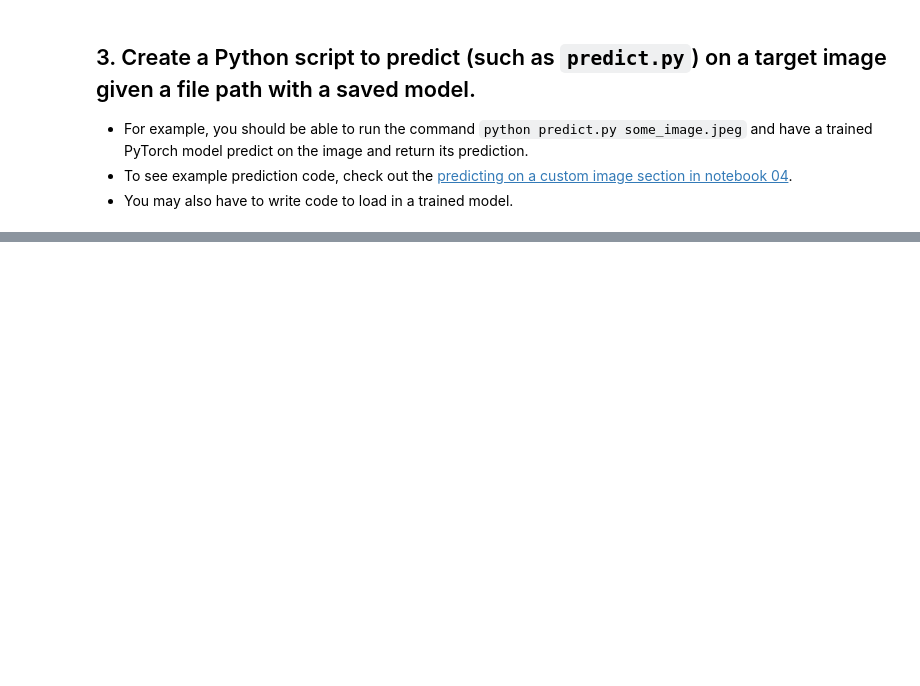
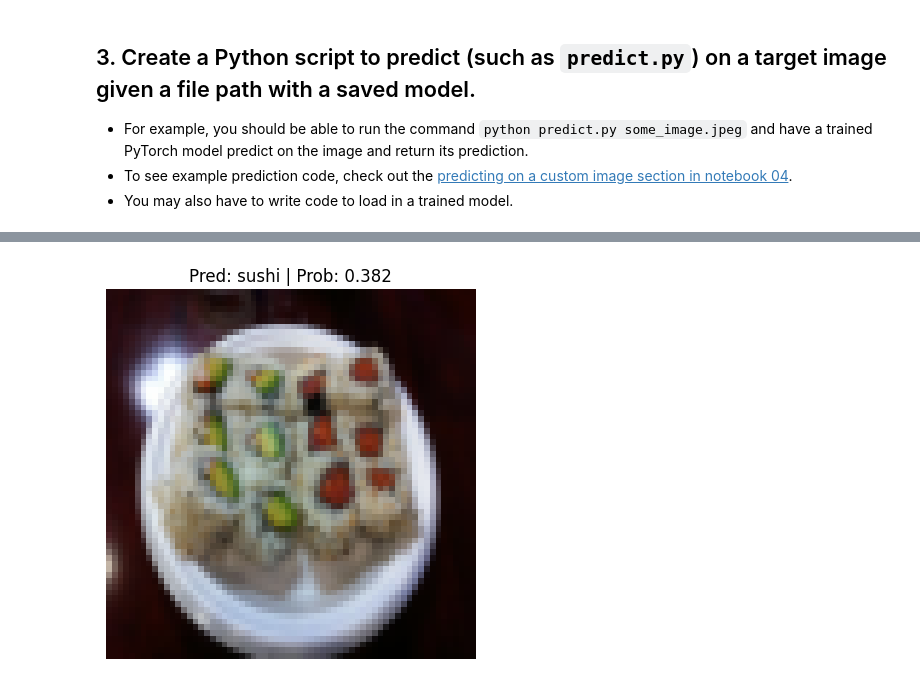
Before and after one commit to srj1407/Data_Science_and_ML, a Jupyter notebook: extras/exercises/05_pytorch_going_modular_exercise_template.ipynb, the cells around one changed output, grey strips where cells are left out. Cells and saved outputs as stored; diff of their text form; code cells hidden in the pictures; blank space fills up the shorter version.

```diff
--- a/extras/exercises/05_pytorch_going_modular_exercise_template.ipynb
+++ b/extras/exercises/05_pytorch_going_modular_exercise_template.ipynb
@@ -551,0 +656,91 @@ python3: can't open file '/content/predict.py': [Errno 2] No such file or direct
+# %%
+import torch
+import torchvision
+from torchvision import transforms
+import matplotlib.pyplot as plt
+import argparse
+from pathlib import Path
+
+from going_modular import model_builder
+
+def pred_and_plot_image(
+    model: torch.nn.Module,
+    image_path: str,
+    class_names: list,
+    device: torch.device,
+    transform: transforms.Compose
+):
+    """Makes a prediction on a target image and plots the image with its prediction."""
+
+    # 1. Load in image and convert the tensor values to float32
+    target_image = torchvision.io.read_image(str(image_path)).type(torch.float32)
+
+    # 2. Divide the image pixel values by 255 to get them between [0, 1]
+    target_image = target_image / 255.0
+
+    # 3. Transform if necessary
+    if transform:
+        target_image = transform(target_image)
+
+    # 4. Make sure the model is on the target device
+    model.to(device)
+
+    # 5. Turn on model evaluation mode and inference mode
+    model.eval()
+    with torch.inference_mode():
+        # Add an extra dimension to the image
+        target_image = target_image.unsqueeze(dim=0)
+
+        # Make a prediction on image with an extra dimension and send it to the target device
+        target_image_pred = model(target_image.to(device))
+
+    # 6. Convert logits -> prediction probabilities (using torch.softmax() for multi-class classification)
+    target_image_pred_probs = torch.softmax(target_image_pred, dim=1)
+
+    # 7. Convert prediction probabilities -> prediction labels
+    target_image_pred_label = torch.argmax(target_image_pred_probs, dim=1)
+
+    # 8. Plot the image alongside the prediction and prediction probability
+    plt.imshow(target_image.squeeze().permute(1, 2, 0))
+    if class_names:
+        title = f"Pred: {class_names[target_image_pred_label.cpu()]} | Prob: {target_image_pred_probs.max().cpu():.3f}"
+    else:
+        title = f"Pred: {target_image_pred_label} | Prob: {target_image_pred_probs.max().cpu():.3f}"
+    plt.title(title)
+    plt.axis(False)
+    plt.show()
+
+
+
+# Setup target device
+device = "cuda" if torch.cuda.is_available() else "cpu"
+
+# Create transforms (these must match the transforms used to train the model)
+data_transform = transforms.Compose([
+    transforms.Resize((64, 64))
+])
+
+# Load the model
+# Note: Assumes TinyVGG is the model architecture used and that model_builder.py is available
+
+class_names = ["pizza", "steak", "sushi"]
+
+model = model_builder.TinyVGG(
+    input_shape=3,
+    hidden_units=128,
+    output_shape=len(class_names)
+).to(device)
+
+# Load the saved state dict
+model.load_state_dict(torch.load('models/going_modular_script_mode_tinyvgg_model.pth', map_location=device))
+
+# Make prediction and plot
+pred_and_plot_image(
+    model=model,
+    image_path='going_modular/data/pizza_steak_sushi/test/sushi/175783.jpg',
+    class_names=class_names,
+    device=device,
+    transform=data_transform
+)
+# %% [output]
+[figure, added]
```
Also changed, not shown: parts of 4 cells of this notebook.
